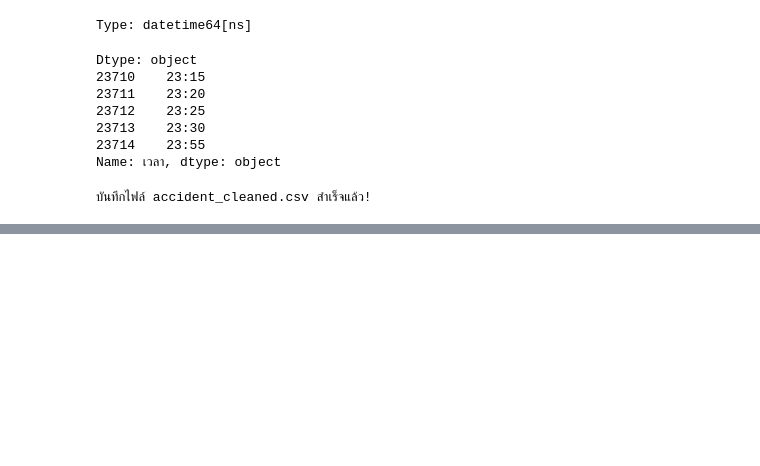
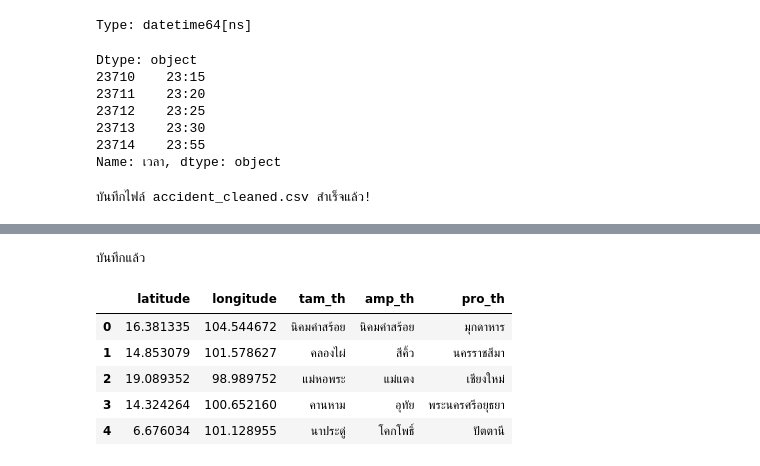
Before and after one commit to freshy17/accident-prediction-risk-analysis, a Jupyter notebook: data_pipeline/clean_data.ipynb, the cells around one changed output, grey strips where cells are left out. Drawn from its saved outputs; the diff is of its cells as text; code cells hidden in the pictures; blank space fills up the shorter version.

```diff
--- a/data_pipeline/clean_data.ipynb
+++ b/data_pipeline/clean_data.ipynb
@@ -464,0 +988,36 @@ print("บันทึกไฟล์ accident_cleaned.csv สำเร็จแ
+# %%
+df2.to_csv('accident2026_cleaned.csv', index=False, encoding='utf-8-sig')
+
+print("บันทึกแล้ว")
+# %% [output]
+บันทึกแล้ว
+# %%
+df3 = pd.read_csv("accident2026_cleaned.csv")
+# %%
+import geopandas as gpd
+tambon = gpd.read_file("subdistricts.geojson")
+# %%
+points = gpd.GeoDataFrame(
+    df3,
+    geometry=gpd.points_from_xy(
+        df3["longitude"],
+        df3["latitude"]
+    ),
+    crs="EPSG:4326"
+)
+# %%
+result = gpd.sjoin(
+    points,
+    tambon,
+    how="left",
+    predicate="intersects"
+)
+# %%
+result[["latitude", "longitude", "tam_th", "amp_th", "pro_th"]].head()
+# %% [output]
+|  | latitude | longitude | tam_th | amp_th | pro_th |
+| 0 | 16.381335 | 104.544672 | นิคมคำสร้อย | นิคมคำสร้อย | มุกดาหาร |
+| 1 | 14.853079 | 101.578627 | คลองไผ่ | สีคิ้ว | นครราชสีมา |
+| 2 | 19.089352 | 98.989752 | แม่หอพระ | แม่แตง | เชียงใหม่ |
+| 3 | 14.324264 | 100.652160 | คานหาม | อุทัย | พระนครศรีอยุธยา |
+| 4 | 6.676034 | 101.128955 | นาประดู่ | โคกโพธิ์ | ปัตตานี |
```
Also changed, not shown: parts of 55 cells of this notebook, 17 other files.
